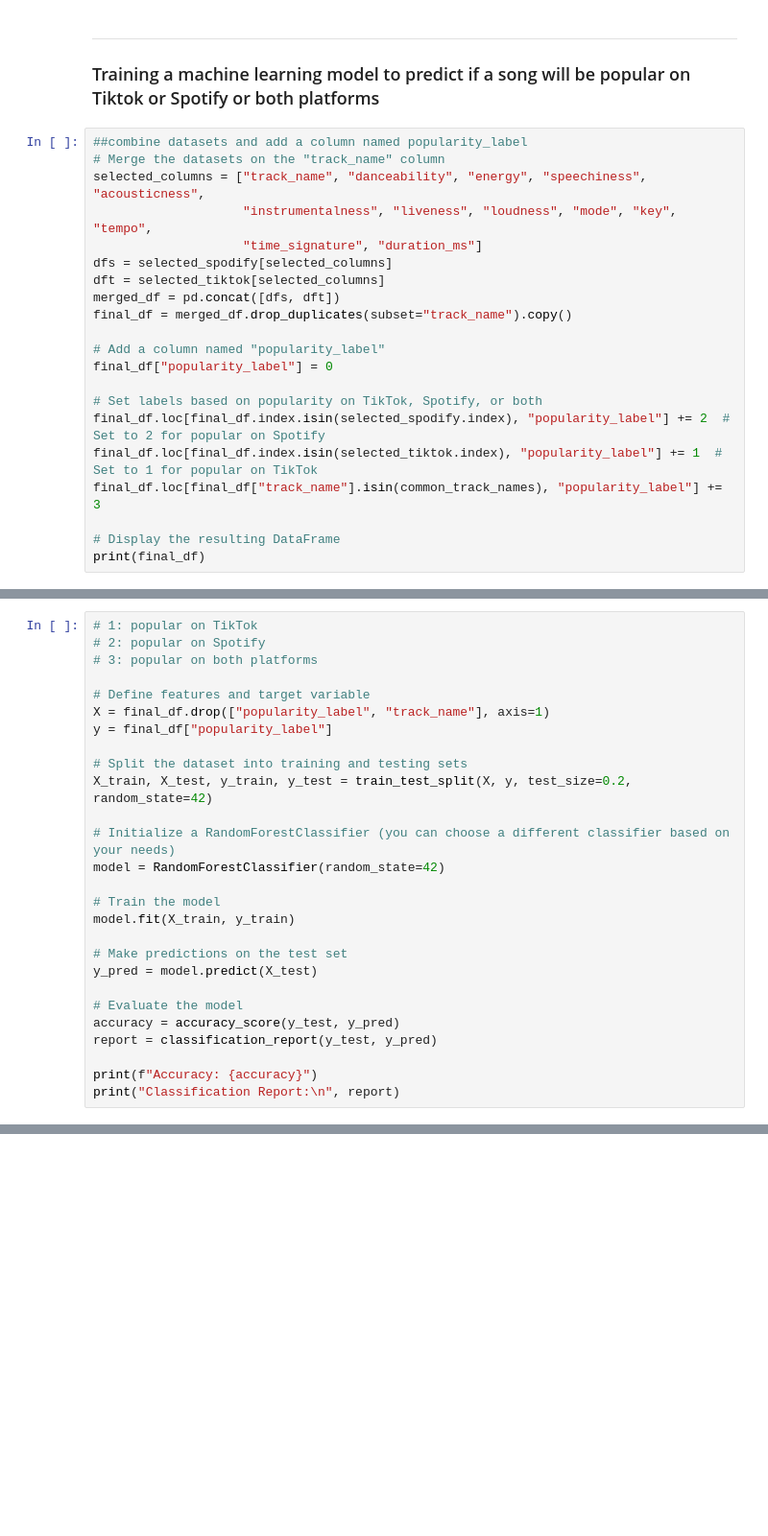
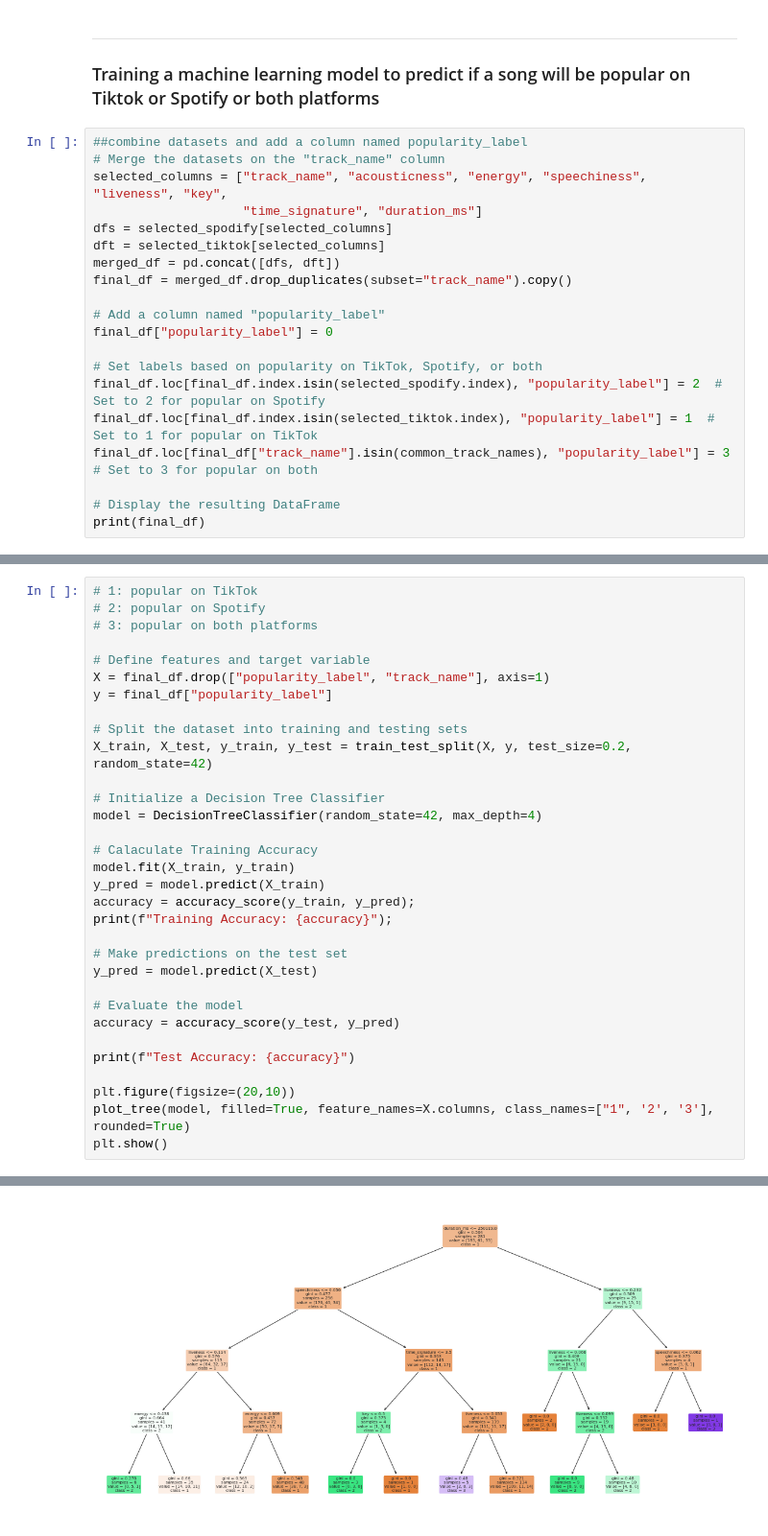
Before and after one commit to fdac23/TikTok_Vs._Spotify, a Jupyter notebook: file.ipynb, the cells around one changed output, grey strips where cells are left out. Shown at 96% size. Drawn from its saved outputs; the diff is of its cells as text; blank space fills up the shorter version.

Commit message:
finished machine learning model

```diff
--- a/file.ipynb
+++ b/file.ipynb
@@ -217,8 +217,7 @@ sns.regplot(x=selected_tiktok["duration_ms"], y=selected_tiktok["track_pop"], co
 # %%
 ##combine datasets and add a column named popularity_label
 # Merge the datasets on the "track_name" column
-selected_columns = ["track_name", "danceability", "energy", "speechiness", "acousticness",
-                    "instrumentalness", "liveness", "loudness", "mode", "key", "tempo",
+selected_columns = ["track_name", "acousticness", "energy", "speechiness", "liveness", "key",
                     "time_signature", "duration_ms"]
 dfs = selected_spodify[selected_columns]
 dft = selected_tiktok[selected_columns]
@@ -229,9 +228,9 @@ final_df = merged_df.drop_duplicates(subset="track_name").copy()
 final_df["popularity_label"] = 0
 
 # Set labels based on popularity on TikTok, Spotify, or both
-final_df.loc[final_df.index.isin(selected_spodify.index), "popularity_label"] += 2  # Set to 2 for popular on Spotify
-final_df.loc[final_df.index.isin(selected_tiktok.index), "popularity_label"] += 1  # Set to 1 for popular on TikTok
-final_df.loc[final_df["track_name"].isin(common_track_names), "popularity_label"] += 3
+final_df.loc[final_df.index.isin(selected_spodify.index), "popularity_label"] = 2  # Set to 2 for popular on Spotify
+final_df.loc[final_df.index.isin(selected_tiktok.index), "popularity_label"] = 1  # Set to 1 for popular on TikTok
+final_df.loc[final_df["track_name"].isin(common_track_names), "popularity_label"] = 3 # Set to 3 for popular on both
 
 # Display the resulting DataFrame
 print(final_df)
@@ -265,19 +264,24 @@ y = final_df["popularity_label"]
 # Split the dataset into training and testing sets
 X_train, X_test, y_train, y_test = train_test_split(X, y, test_size=0.2, random_state=42)
 
-# Initialize a RandomForestClassifier (you can choose a different classifier based on your needs)
-model = RandomForestClassifier(random_state=42)
+# Initialize a Decision Tree Classifier
+model = DecisionTreeClassifier(random_state=42, max_depth=4)
 
-# Train the model
+# Calaculate Training Accuracy
 model.fit(X_train, y_train)
+y_pred = model.predict(X_train)
+accuracy = accuracy_score(y_train, y_pred);
+print(f"Training Accuracy: {accuracy}");
 
 # Make predictions on the test set
 y_pred = model.predict(X_test)
 
 # Evaluate the model
 accuracy = accuracy_score(y_test, y_pred)
-report = classification_report(y_test, y_pred)
 
-print(f"Accuracy: {accuracy}")
-print("Classification Report:\n", report)
+print(f"Test Accuracy: {accuracy}")
+
+plt.figure(figsize=(20,10))
+plot_tree(model, filled=True, feature_names=X.columns, class_names=["1", '2', '3'], rounded=True)
+plt.show()
 # %% [output]
@@ -296,0 +290 @@ weighted avg       0.38      0.48      0.41        71
+[figure, added]
```
Also changed, not shown: parts of 13 cells of this notebook.
